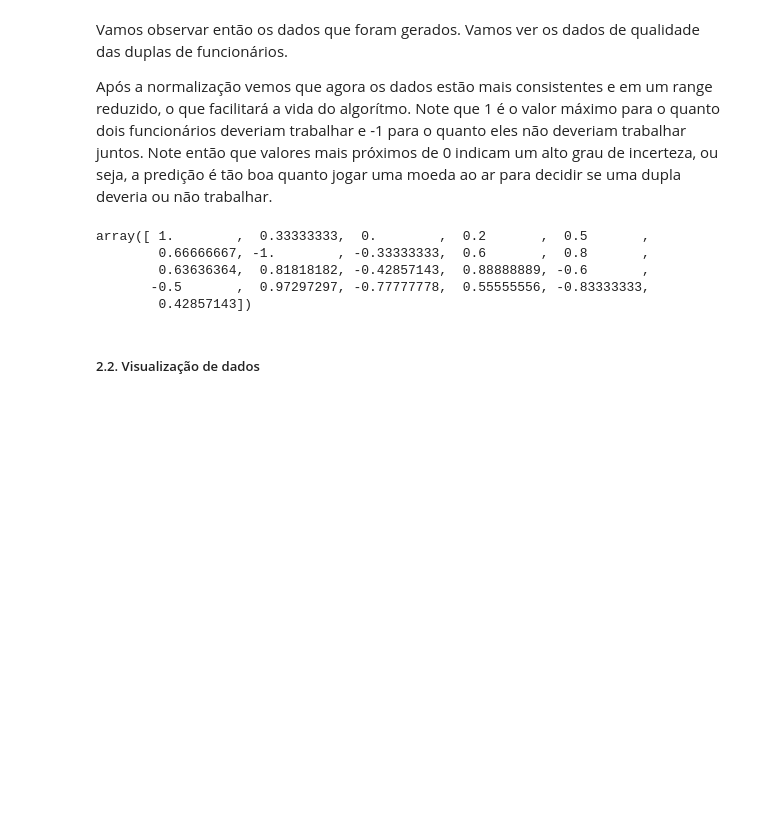
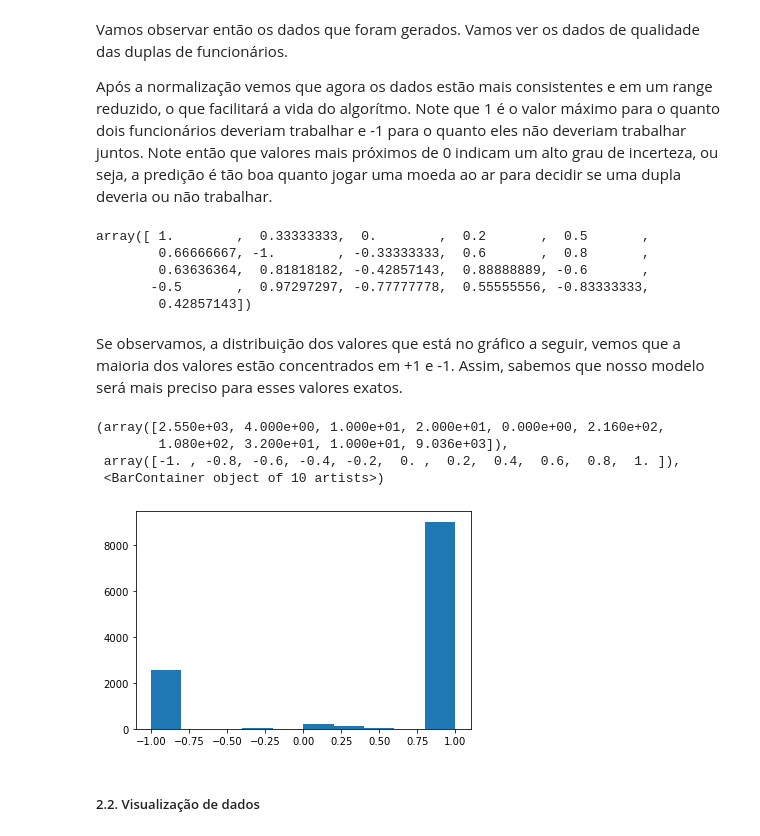
Before and after one commit to vinciusb/TP3-ML, a Jupyter notebook: tp.ipynb, the cells around one changed output. Drawn from its saved outputs; the diff is of its cells as text; code cells hidden in the pictures; blank space fills up the shorter version.

```diff
--- a/tp.ipynb
+++ b/tp.ipynb
@@ -337,6 +359,16 @@ array([ 1.        ,  0.33333333,  0.        ,  0.2       ,  0.5       ,
         0.63636364,  0.81818182, -0.42857143,  0.88888889, -0.6       ,
        -0.5       ,  0.97297297, -0.77777778,  0.55555556, -0.83333333,
         0.42857143])
+# %% [markdown]
+Se observamos, a distribuição dos valores que está no gráfico a seguir, vemos que a maioria dos valores estão concentrados em +1 e -1. Assim, sabemos que nosso modelo será mais preciso para esses valores exatos.
+# %%
+plt.hist(relations['quality'], align='mid')
+# %% [output]
+(array([2.550e+03, 4.000e+00, 1.000e+01, 2.000e+01, 0.000e+00, 2.160e+02,
+        1.080e+02, 3.200e+01, 1.000e+01, 9.036e+03]),
+ array([-1. , -0.8, -0.6, -0.4, -0.2,  0. ,  0.2,  0.4,  0.6,  0.8,  1. ]),
+ <BarContainer object of 10 artists>)
+[figure, added]
 # %% [markdown]
 ##### 2.2. Visualização de dados
 # %% [markdown]
```
Also changed, not shown: parts of 26 cells of this notebook.
